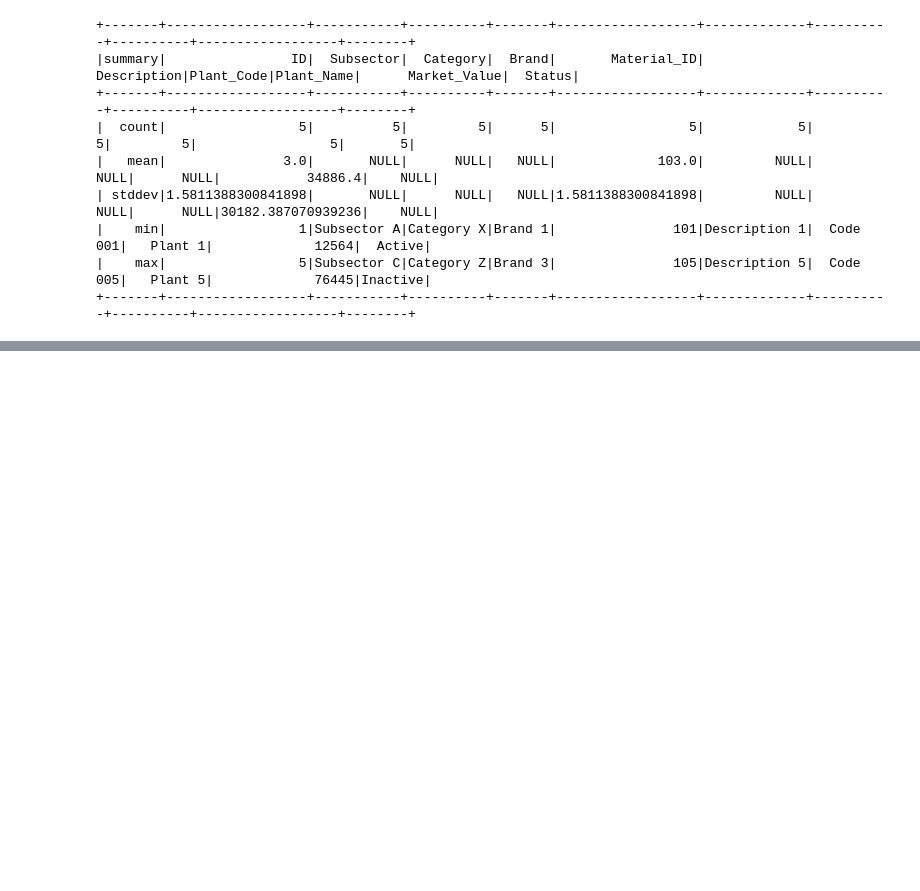
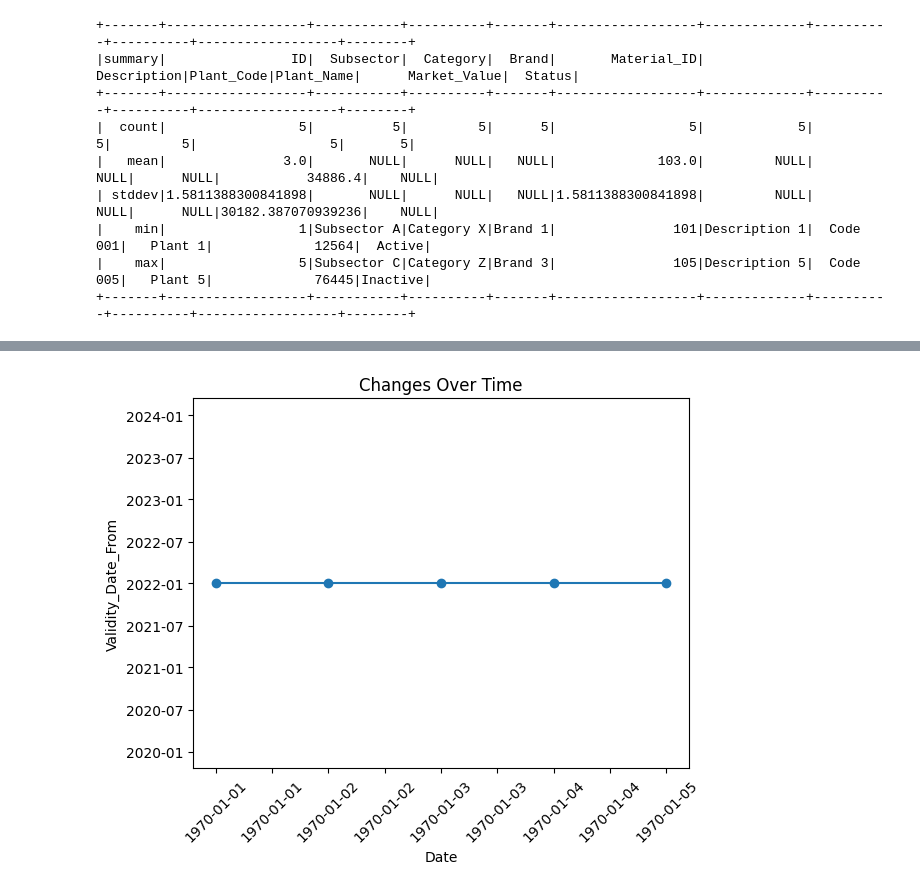
Before and after one commit to PawelJakubczyk/pyspark_note, a Jupyter notebook: pyspark_crud_read.ipynb, the cells around one changed output, grey strips where cells are left out. Drawn from its saved outputs; the diff is of its cells as text; code cells hidden in the pictures; blank space fills up the shorter version.

```diff
--- a/pyspark_crud_read.ipynb
+++ b/pyspark_crud_read.ipynb
@@ -113,0 +156,13 @@ from pyspark.sql.functions import avg
+# %%
+validity_dates = df_sample.select("Validity_Date_From").toPandas()
+validity_dates["Validity_Date_From"] = pd.to_datetime(validity_dates["Validity_Date_From"])
+
+plt.plot(validity_dates["Validity_Date_From"], marker='o', linestyle='-')
+plt.title("Changes Over Time")
+plt.xlabel("Date")
+plt.ylabel("Validity_Date_From")
+plt.gca().xaxis.set_major_formatter(DateFormatter("%Y-%m-%d"))  # Formatting the date on x-axis
+plt.xticks(rotation=45)  # Rotate date labels for better readability
+plt.show()
+# %% [output]
+[figure, added]
```
Also changed, not shown: parts of 10 cells of this notebook.
